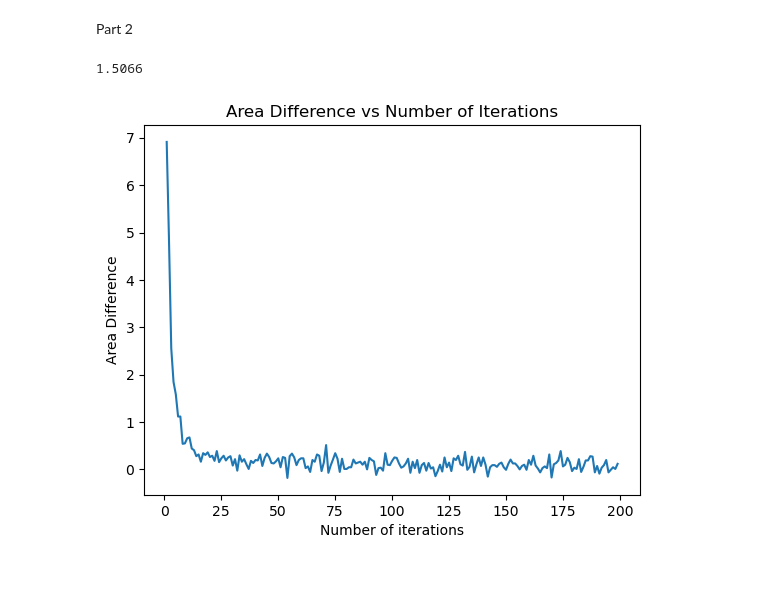
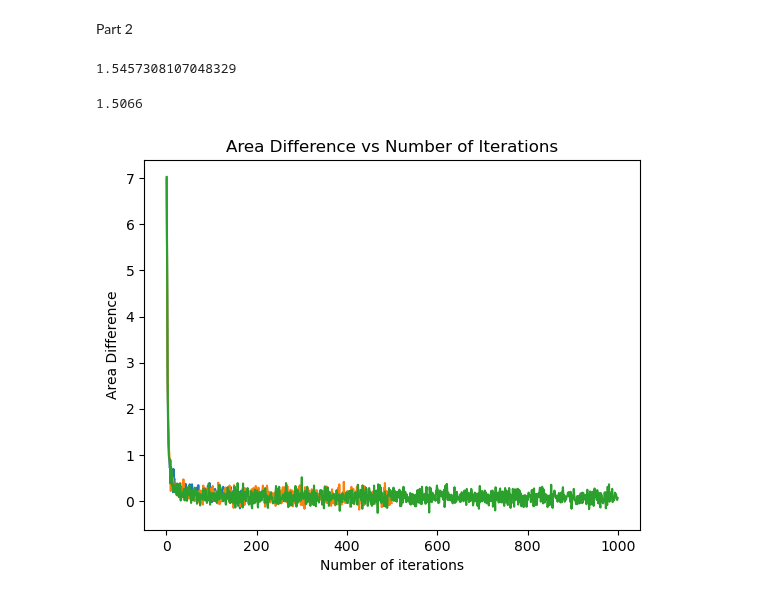
Before and after one commit to matijsv/Stochastic_Simulation_Assignments, a Jupyter notebook: Assignment1/main.ipynb, the cells around one changed output. Saved outputs shown, nothing was run; the diff lists cells and outputs as text; code cells hidden in the pictures.

```diff
--- a/Assignment1/main.ipynb
+++ b/Assignment1/main.ipynb
@@ -89,6 +89,55 @@ plot_mandelbrot(500, 500, 100)
 [figure]
 # %% [markdown]
 Part 2
+# %%
+
+def MCAreaMandelbrot(sample_size, max_iter, lowerBounds, upperBounds, sampling_method):
+    """Monte Carlo approximation of area Mandelbrot Set
+
+    Args:
+    sample_size (int): number of points used in MC (Note for orthogonal sampling, number of
+        points needs to be p**2 where p is a prime number)
+    max_iter (int): max number of iterations
+    lowerBounds (2d list): lower bounds of MC square [xmin,ymin], where x = real(z) y = imag(z)
+    upperBounds (2d list): upper bounds of MC square [xmax,ymax], where x = real(z) y = imag(z)
+    sampling_method (str): choose sampling method "latin" (Latin hypercube sampling), "orthogonal" (Orthogonal sampling)
+        or "random" (pure random sampling)
+
+    Returns:
+    MC approximation of area Mandelbrot set (float)
+
+    """
+
+    if sampling_method == "latin":
+
+        sampler = qmc.LatinHypercube(d=2,strength=1)
+        sample = sampler.random(sample_size)
+        sample_scaled = qmc.scale(sample, lowerBounds, upperBounds)
+
+    # number of points needs to be p**2 where p is a prime number
+    if sampling_method == "orthogonal":
+
+        sampler = qmc.LatinHypercube(d=2,strength=2)
+        sample = sampler.random(sample_size)
+        sample_scaled = qmc.scale(sample, lowerBounds, upperBounds)
+
+    if sampling_method == "random":
+        sample_scaled = np.random.uniform(low=lowerBounds, high=upperBounds, size=(sample_size, 2))
+
+    mc_count = 0
+    for i in range(sample_size):
+        z, _ = mandelbrot(sample_scaled[i][0] + 1j * sample_scaled[i][1], max_iter)
+
+        if abs(z) <= 2:
+            mc_count += 1
+
+    area_of_region = abs(upperBounds[0] - lowerBounds[0]) * abs(upperBounds[1] - lowerBounds[1])
+
+    return (float(mc_count) * area_of_region) / sample_size
+
+print(orthoMCAreaMandelbrot(101**2,100, lowerBounds, upperBounds,sampling_method="orthogonal"))
+# %% [output]
+1.5457308107048329
 # %%
 # Question 2
 def MCAreaMandelbrot(num_points, max_iter, lowerBounds, upperBounds):
@@ -113,20 +162,20 @@ print(MCAreaMandelbrot(10000, 100, lowerBounds, upperBounds))
 # %%
 # Question 2 investigating s and I relation
 # Conlusion - S reduces variance
 S = 1000
-I = [200]
+I = [200,500,1000]
 
 for i in I:
     J = np.arange(1,i,1)
     Iarea = MCAreaMandelbrot(S,i,lowerBounds,upperBounds)
     areadiffs = []
     for j in J:
         area = MCAreaMandelbrot(S,j,lowerBounds,upperBounds)
         areadiffs.append(area - Iarea)
     plt.plot(J,areadiffs)
 plt.xlabel('Number of iterations')
 plt.ylabel('Area Difference')
 plt.title('Area Difference vs Number of Iterations')
 plt.show()
 # %% [output]
-[figure, old version]
+[figure, new version]
```
Also changed, not shown: parts of 2 cells of this notebook.
